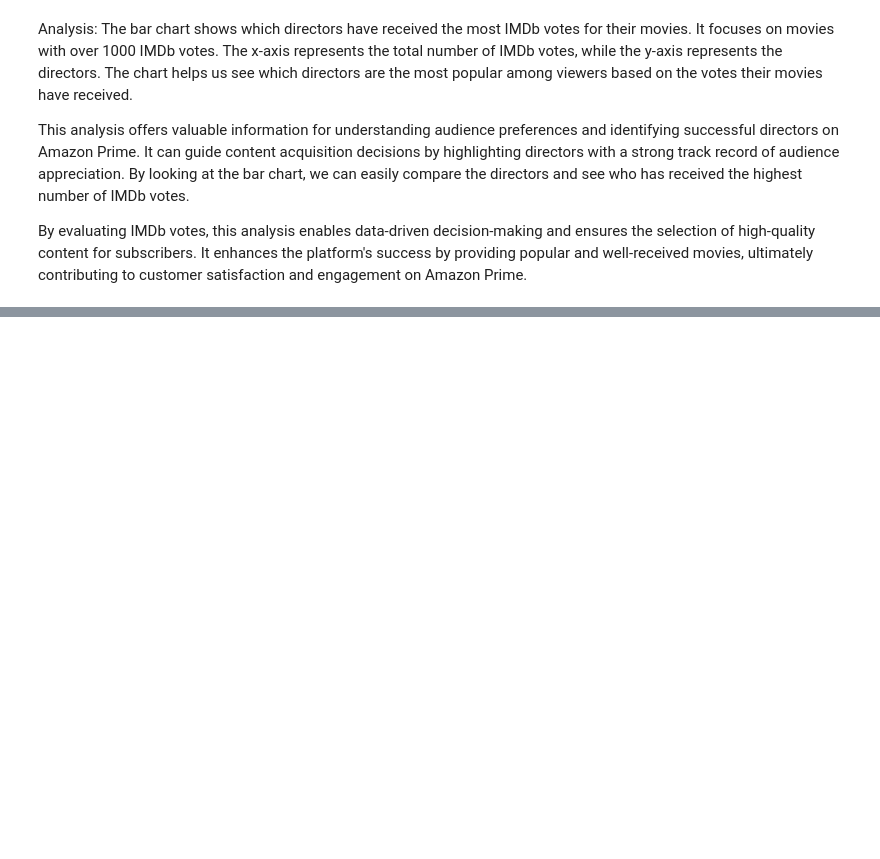
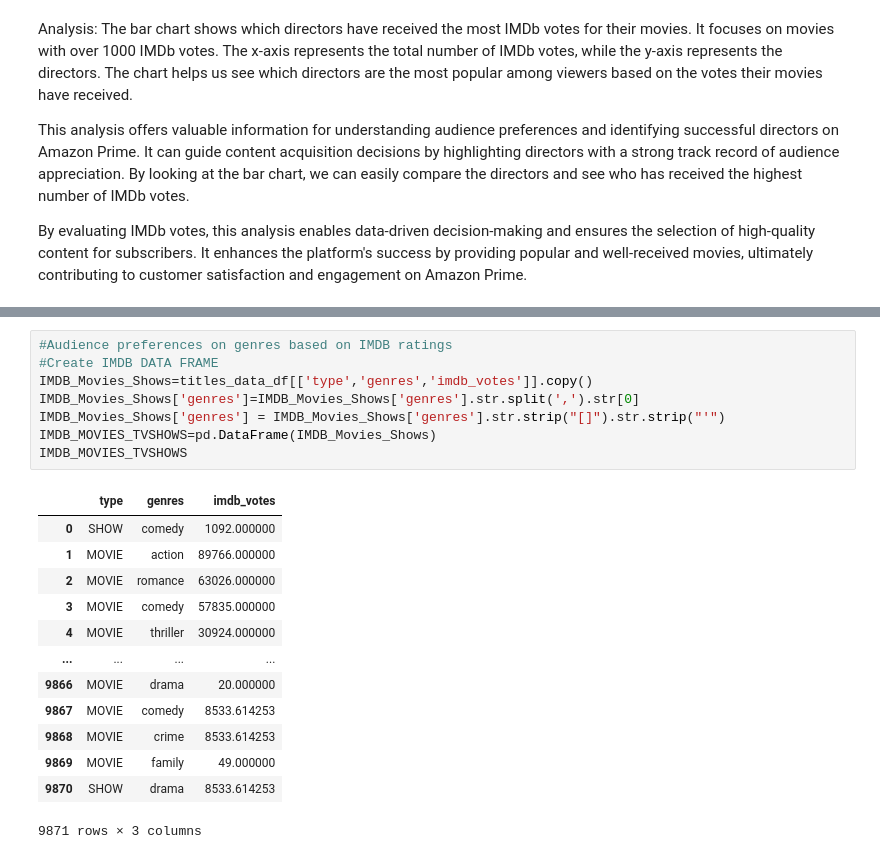
Before and after one commit to jannatulhashi/Amazon_Prime_Project, a Jupyter notebook: Amazon Data.ipynb, the cells around one changed output, grey strips where cells are left out. Cells and saved outputs as stored; diff of their text form; blank space fills up the shorter version.

```diff
--- a/Amazon Data.ipynb
+++ b/Amazon Data.ipynb
@@ -376,0 +484,22 @@ By evaluating IMDb votes, this analysis enables data-driven decision-making and
+# %%
+#Audience preferences on genres based on IMDB ratings
+#Create IMDB DATA FRAME
+IMDB_Movies_Shows=titles_data_df[['type','genres','imdb_votes']].copy()
+IMDB_Movies_Shows['genres']=IMDB_Movies_Shows['genres'].str.split(',').str[0]
+IMDB_Movies_Shows['genres'] = IMDB_Movies_Shows['genres'].str.strip("[]").str.strip("'")
+IMDB_MOVIES_TVSHOWS=pd.DataFrame(IMDB_Movies_Shows)
+IMDB_MOVIES_TVSHOWS
+# %% [output]
+|  | type | genres | imdb_votes |
+| 0 | SHOW | comedy | 1092.000000 |
+| 1 | MOVIE | action | 89766.000000 |
+| 2 | MOVIE | romance | 63026.000000 |
+| 3 | MOVIE | comedy | 57835.000000 |
+| 4 | MOVIE | thriller | 30924.000000 |
+| ... | ... | ... | ... |
+| 9866 | MOVIE | drama | 20.000000 |
+| 9867 | MOVIE | comedy | 8533.614253 |
+| 9868 | MOVIE | crime | 8533.614253 |
+| 9869 | MOVIE | family | 49.000000 |
+| 9870 | SHOW | drama | 8533.614253 |
+9871 rows × 3 columns
```
Also changed, not shown: parts of 9 cells of this notebook, 2 other files.
